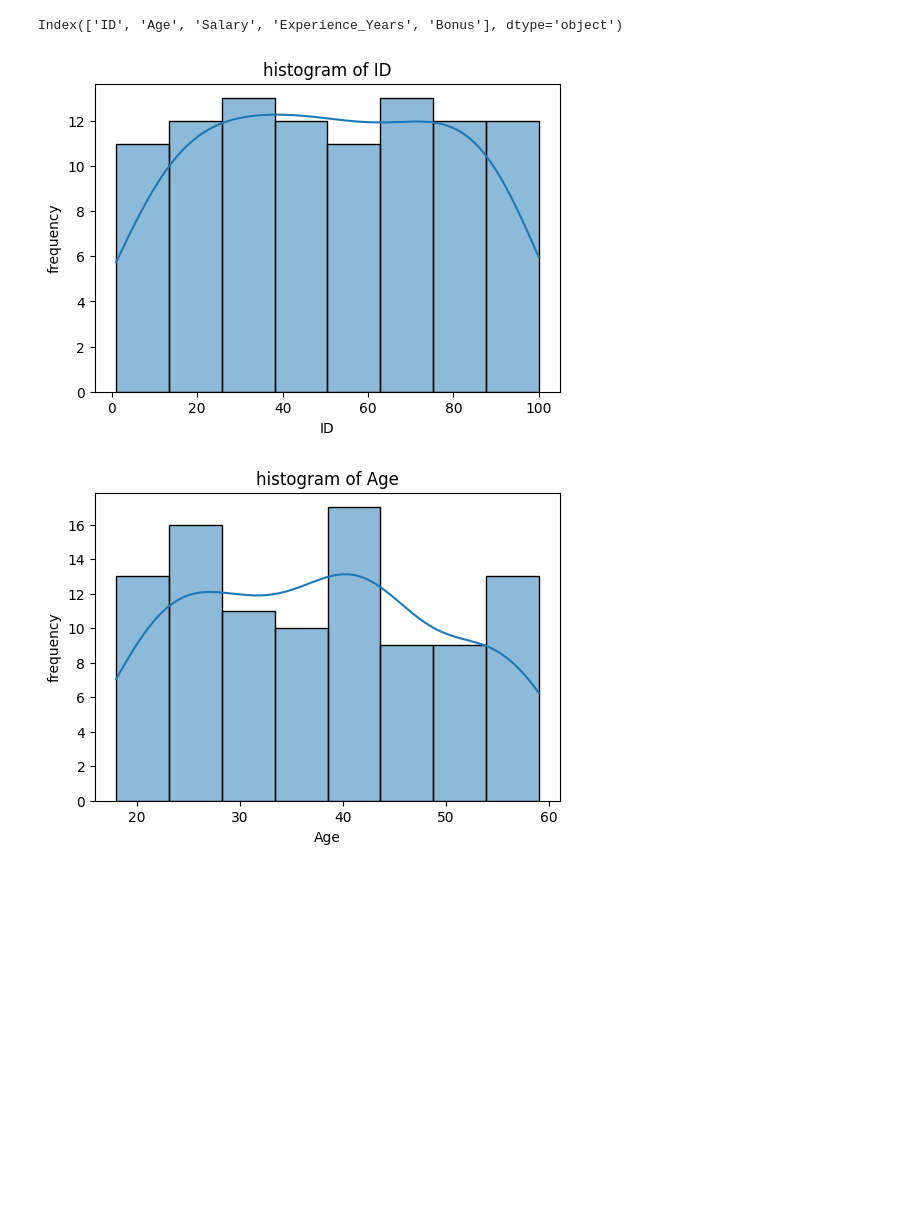
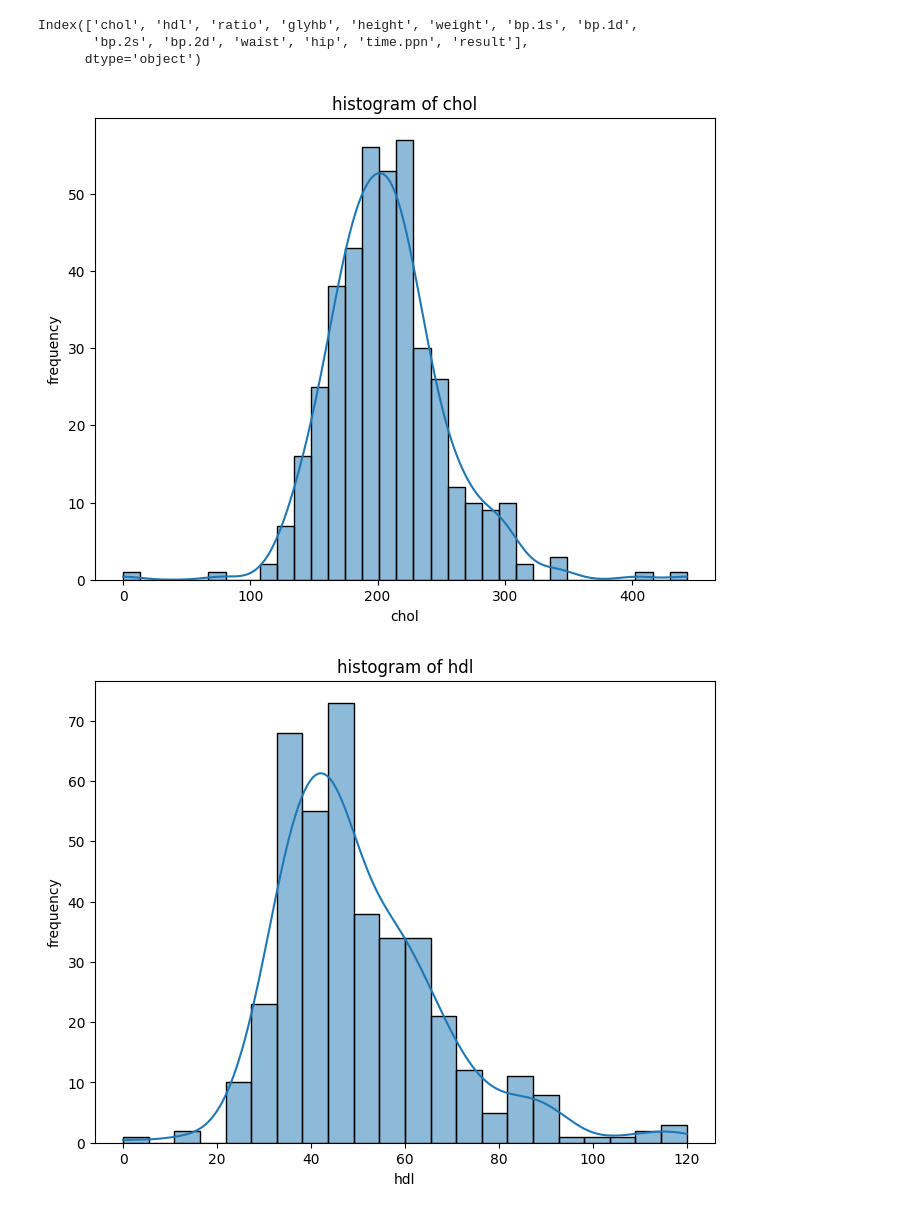
Before and after one commit to sanvibhardwaj/algorithm_lab_3rd_sem-500124276-, a Jupyter notebook: Sanvi_bhardwaj_500124276_LAB_2.ipynb, the cells around one changed output. Cells and saved outputs as stored; diff of their text form; code cells hidden in the pictures; blank space fills up the shorter version.

```diff
--- a/Sanvi_bhardwaj_500124276_LAB_2.ipynb
+++ b/Sanvi_bhardwaj_500124276_LAB_2.ipynb
@@ -5,7 +5,7 @@ import pandas as pd
 import matplotlib.pyplot as plt
 import seaborn as sns
 # %%
-data=pd.read_csv('employee_data.csv')
+data=pd.read_csv('diabetes.csv.zip')
 # %%
 data.head()
 # %% [output]
@@ -69,15 +78,17 @@ numerical_columns = data.select_dtypes(include=['float']).columns
 # %%
 numerical_columns
 # %% [output]
-Index(['ID', 'Age', 'Salary', 'Experience_Years', 'Bonus'], dtype='object')
+Index(['chol', 'hdl', 'ratio', 'glyhb', 'height', 'weight', 'bp.1s', 'bp.1d',
+       'bp.2s', 'bp.2d', 'waist', 'hip', 'time.ppn', 'result'],
+      dtype='object')
 # %%
 for column in numerical_columns:
-  plt.figure(figsize=(6, 4))
+  plt.figure(figsize=(8, 6))
   sns.histplot(data[column], kde=True) # Change 'true' to 'True'
   plt.title(f"histogram of {column}")
   plt.xlabel(column)
   plt.ylabel("frequency")
   plt.show()
 # %% [output]
-[figure, old version]
+[figure, new version]
-[figure, old version]
+[figure, new version]
```
Also changed, not shown: parts of 10 cells of this notebook.
